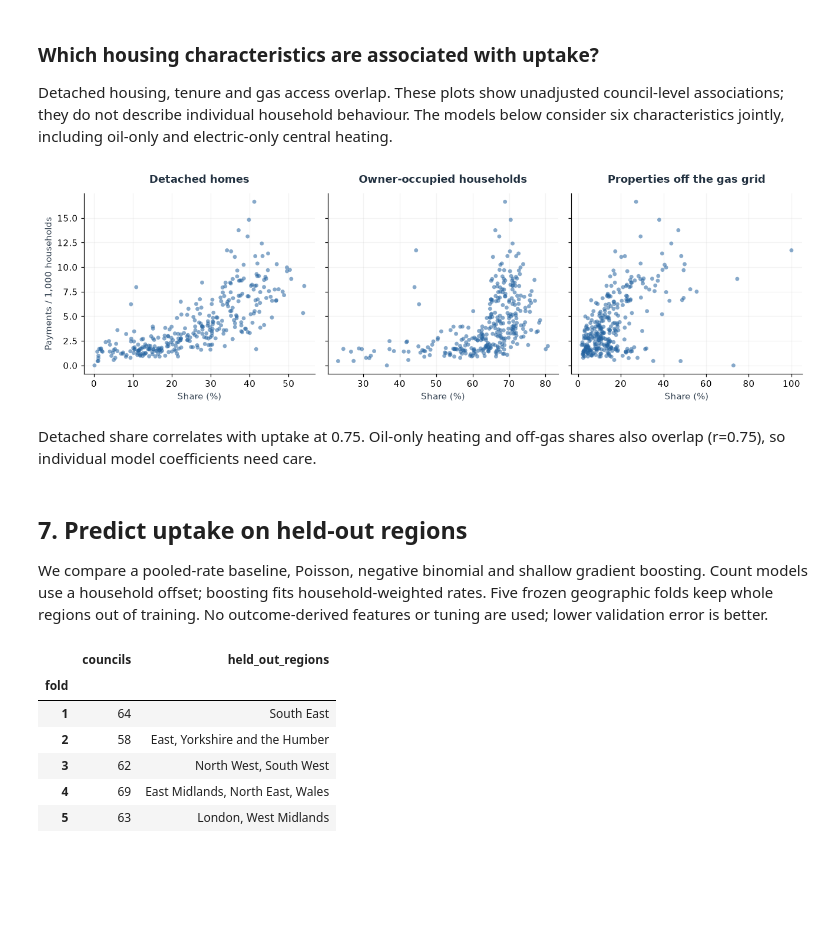
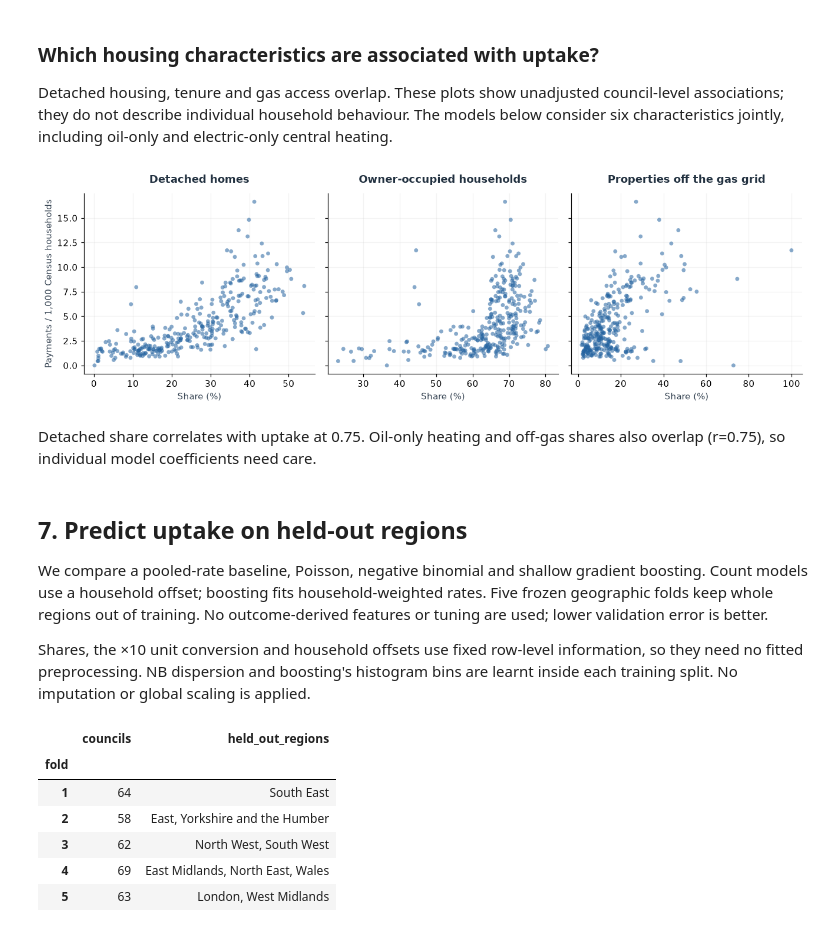
Before and after one commit to AyushSinghRaghuwanshi/uk-boiler-upgrade-scheme-analysis, a Jupyter notebook: notebooks/01_data_understanding.ipynb, the cells around one changed output. Drawn from its saved outputs; the diff is of its cells as text; code cells hidden in the pictures; blank space fills up the shorter version.

```diff
--- a/notebooks/01_data_understanding.ipynb
+++ b/notebooks/01_data_understanding.ipynb
@@ -1126,34 +1141,36 @@ Detached housing, tenure and gas access overlap. These plots show unadjusted cou
 # %%
 fig, axes = plt.subplots(1, 3, figsize=(12, 3.8), sharey=True)
 for ax, feature, label in zip(
     axes,
     ["detached_share", "owner_share", "offgas_share"],
     ["Detached homes", "Owner-occupied households", "Properties off the gas grid"],
 ):
     ax.scatter(
         100 * councils[feature],
         councils.rate_per_1000,
         s=20,
         color=BLUE,
         alpha=0.55,
         edgecolors="none",
     )
     ax.set(title=label, xlabel="Share (%)")
-axes[0].set_ylabel("Payments / 1,000 households")
+axes[0].set_ylabel("Payments / 1,000 Census households")
 save_plot("council_associations")
 councils[features + ["rate_per_1000"]].corr().to_csv(OUT / "council_correlations.csv")
 display(
     Markdown(
         f"Detached share correlates with uptake at {councils.detached_share.corr(councils.rate_per_1000):.2f}. Oil-only heating and off-gas shares also overlap (r={councils.oil_share.corr(councils.offgas_share):.2f}), so individual model coefficients need care."
     )
 )
 # %% [output]
-[figure, old version]
+[figure, new version]
 Detached share correlates with uptake at 0.75. Oil-only heating and off-gas shares also overlap (r=0.75), so individual model coefficients need care.
 # %% [markdown]
 ## 7. Predict uptake on held-out regions
 
 We compare a pooled-rate baseline, Poisson, negative binomial and shallow gradient boosting. Count models use a household offset; boosting fits household-weighted rates. Five frozen geographic folds keep whole regions out of training. No outcome-derived features or tuning are used; lower validation error is better.
+
+Shares, the ×10 unit conversion and household offsets use fixed row-level information, so they need no fitted preprocessing. NB dispersion and boosting's histogram bins are learnt inside each training split. No imputation or global scaling is applied.
 # %%
 X = sm.add_constant(councils[features] * 10, has_constant="add").astype(float)
 y = councils.paid.to_numpy(dtype=float)
```
Also changed, not shown: parts of 14 cells of this notebook, 22 other files.
